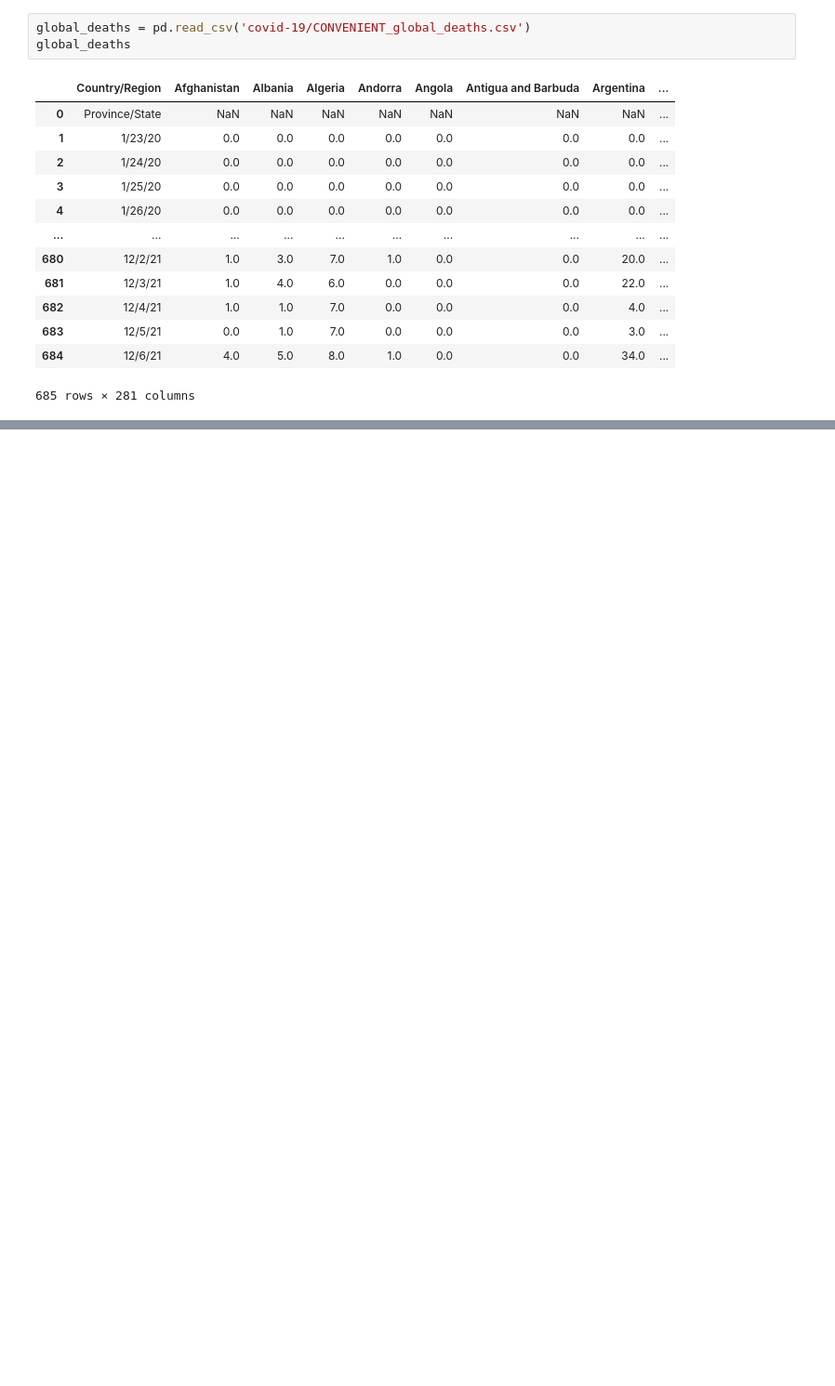
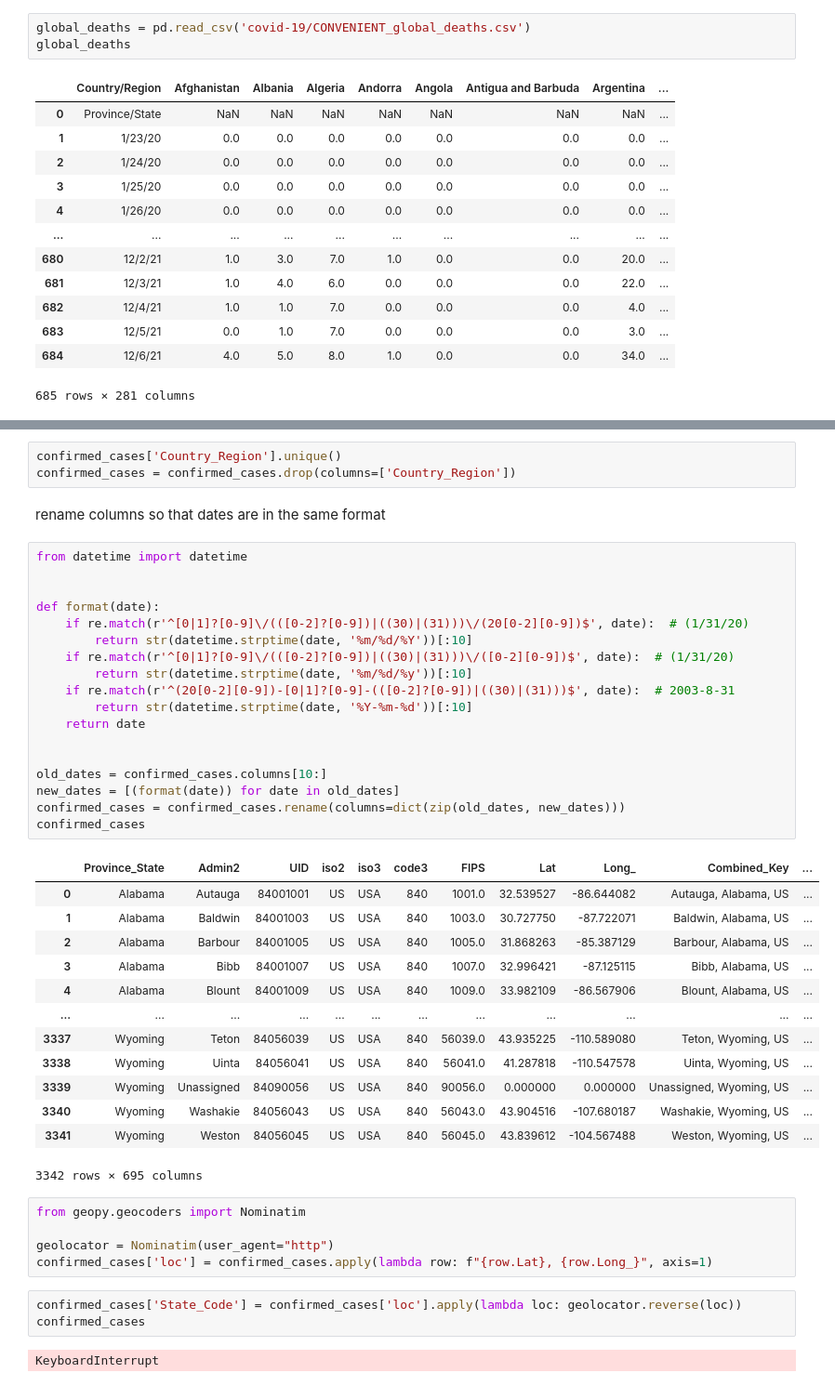
Before and after one commit to sonjaJolanda/BigDataSocialSciences, a Jupyter notebook: homework2/homwork2_visualization.ipynb, the cells around one changed output, grey strips where cells are left out. Shown at 93% size. Saved outputs shown, nothing was run; the diff lists cells and outputs as text; blank space fills up the shorter version.

```diff
--- a/homework2/homwork2_visualization.ipynb
+++ b/homework2/homwork2_visualization.ipynb
@@ -45,0 +60,47 @@ confirmed_cases
+# %%
+confirmed_cases['Country_Region'].unique()
+confirmed_cases = confirmed_cases.drop(columns=['Country_Region'])
+# %% [markdown]
+rename columns so that dates are in the same format
+# %%
+from datetime import datetime
+
+
+def format(date):
+    if re.match(r'^[0|1]?[0-9]\/(([0-2]?[0-9])|((30)|(31)))\/(20[0-2][0-9])$', date):  # (1/31/20)
+        return str(datetime.strptime(date, '%m/%d/%Y'))[:10]
+    if re.match(r'^[0|1]?[0-9]\/(([0-2]?[0-9])|((30)|(31)))\/([0-2][0-9])$', date):  # (1/31/20)
+        return str(datetime.strptime(date, '%m/%d/%y'))[:10]
+    if re.match(r'^(20[0-2][0-9])-[0|1]?[0-9]-(([0-2]?[0-9])|((30)|(31)))$', date):  # 2003-8-31
+        return str(datetime.strptime(date, '%Y-%m-%d'))[:10]
+    return date
+
+
+old_dates = confirmed_cases.columns[10:]
+new_dates = [(format(date)) for date in old_dates]
+confirmed_cases = confirmed_cases.rename(columns=dict(zip(old_dates, new_dates)))
+confirmed_cases
+# %% [output]
+|  | Province_State | Admin2 | UID | iso2 | iso3 | code3 | FIPS | Lat | Long_ | Combined_Key | ... |
+| 0 | Alabama | Autauga | 84001001 | US | USA | 840 | 1001.0 | 32.539527 | -86.644082 | Autauga, Alabama, US | ... |
+| 1 | Alabama | Baldwin | 84001003 | US | USA | 840 | 1003.0 | 30.727750 | -87.722071 | Baldwin, Alabama, US | ... |
+| 2 | Alabama | Barbour | 84001005 | US | USA | 840 | 1005.0 | 31.868263 | -85.387129 | Barbour, Alabama, US | ... |
+| 3 | Alabama | Bibb | 84001007 | US | USA | 840 | 1007.0 | 32.996421 | -87.125115 | Bibb, Alabama, US | ... |
+| 4 | Alabama | Blount | 84001009 | US | USA | 840 | 1009.0 | 33.982109 | -86.567906 | Blount, Alabama, US | ... |
+| ... | ... | ... | ... | ... | ... | ... | ... | ... | ... | ... | ... |
+| 3337 | Wyoming | Teton | 84056039 | US | USA | 840 | 56039.0 | 43.935225 | -110.589080 | Teton, Wyoming, US | ... |
+| 3338 | Wyoming | Uinta | 84056041 | US | USA | 840 | 56041.0 | 41.287818 | -110.547578 | Uinta, Wyoming, US | ... |
+| 3339 | Wyoming | Unassigned | 84090056 | US | USA | 840 | 90056.0 | 0.000000 | 0.000000 | Unassigned, Wyoming, US | ... |
+| 3340 | Wyoming | Washakie | 84056043 | US | USA | 840 | 56043.0 | 43.904516 | -107.680187 | Washakie, Wyoming, US | ... |
+| 3341 | Wyoming | Weston | 84056045 | US | USA | 840 | 56045.0 | 43.839612 | -104.567488 | Weston, Wyoming, US | ... |
+3342 rows × 695 columns
+# %%
+from geopy.geocoders import Nominatim
+
+geolocator = Nominatim(user_agent="http")
+confirmed_cases['loc'] = confirmed_cases.apply(lambda row: f"{row.Lat}, {row.Long_}", axis=1)
+# %%
+confirmed_cases['State_Code'] = confirmed_cases['loc'].apply(lambda loc: geolocator.reverse(loc))
+confirmed_cases
+# %% [output]
+KeyboardInterrupt
```
Also changed, not shown: parts of 7 cells of this notebook, 1 other file.
